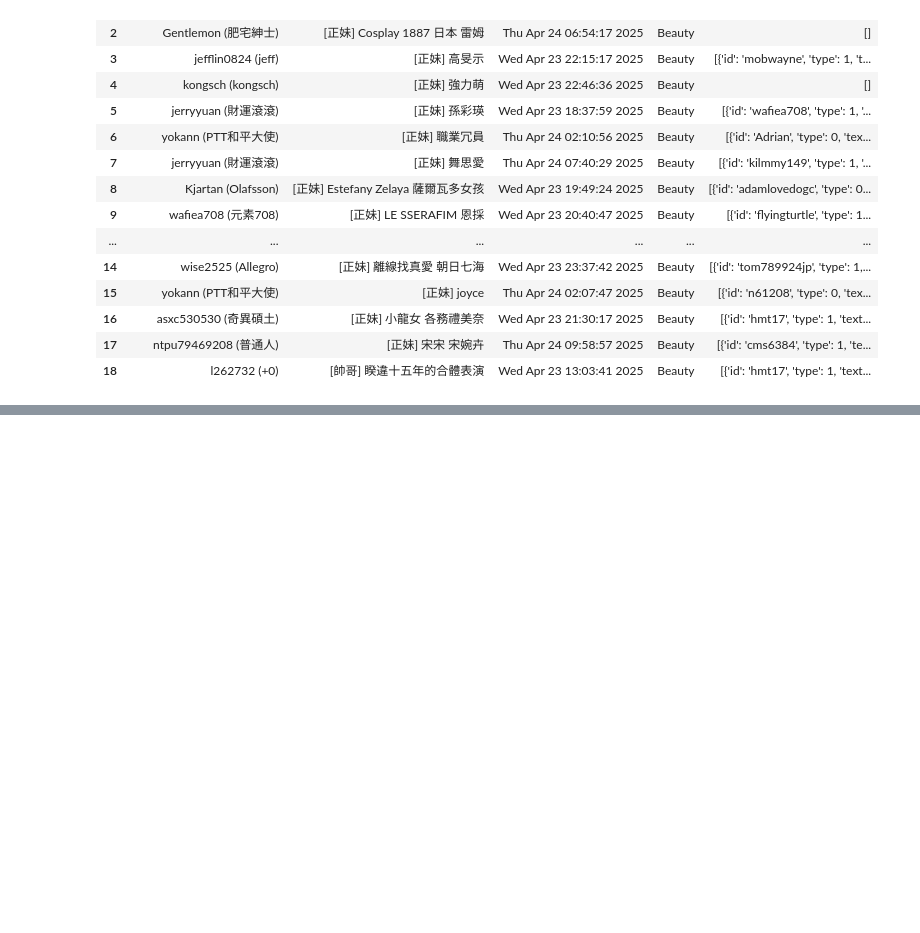
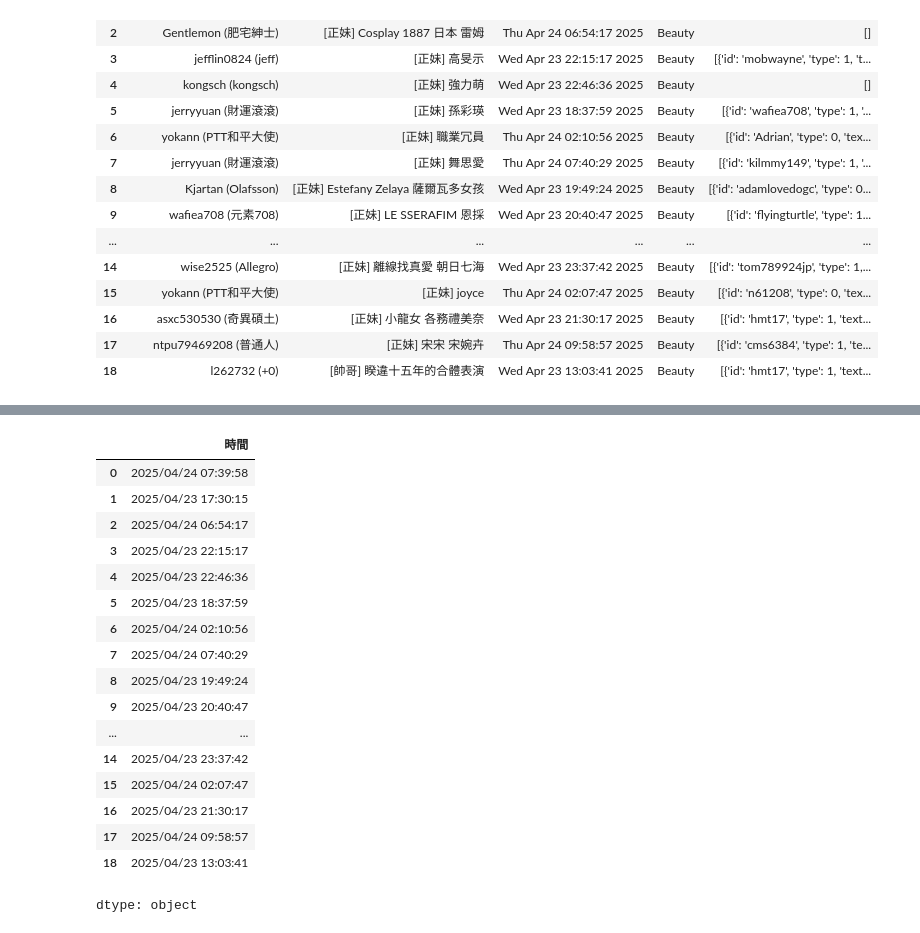
Before and after one commit to ldsAS/Tibame-AI-Learning, a Jupyter notebook: Tibame20250424.ipynb, the cells around one changed output, grey strips where cells are left out. Drawn from its saved outputs; the diff is of its cells as text; code cells hidden in the pictures; blank space fills up the shorter version.

```diff
--- a/Tibame20250424.ipynb
+++ b/Tibame20250424.ipynb
@@ -391,0 +419,29 @@ df
+# %%
+import datetime as dt
+def trans(s):
+    # dt_s = "Wed Apr 23 11:49:57 2025"
+    dt_s = s.strip()
+    dt_parse = dt.datetime.strptime(dt_s, "%a %b %d %H:%M:%S %Y")
+    dt_s_trans = dt_parse.strftime("%Y/%m/%d %H:%M:%S")
+    return dt_s_trans
+
+df["時間"].apply(trans)
+# %% [output]
+|  | 時間 |
+| 0 | 2025/04/24 07:39:58 |
+| 1 | 2025/04/23 17:30:15 |
+| 2 | 2025/04/24 06:54:17 |
+| 3 | 2025/04/23 22:15:17 |
+| 4 | 2025/04/23 22:46:36 |
+| 5 | 2025/04/23 18:37:59 |
+| 6 | 2025/04/24 02:10:56 |
+| 7 | 2025/04/24 07:40:29 |
+| 8 | 2025/04/23 19:49:24 |
+| 9 | 2025/04/23 20:40:47 |
+| ... | ... |
+| 14 | 2025/04/23 23:37:42 |
+| 15 | 2025/04/24 02:07:47 |
+| 16 | 2025/04/23 21:30:17 |
+| 17 | 2025/04/24 09:58:57 |
+| 18 | 2025/04/23 13:03:41 |
+dtype: object
```
Also changed, not shown: parts of 9 cells of this notebook.
